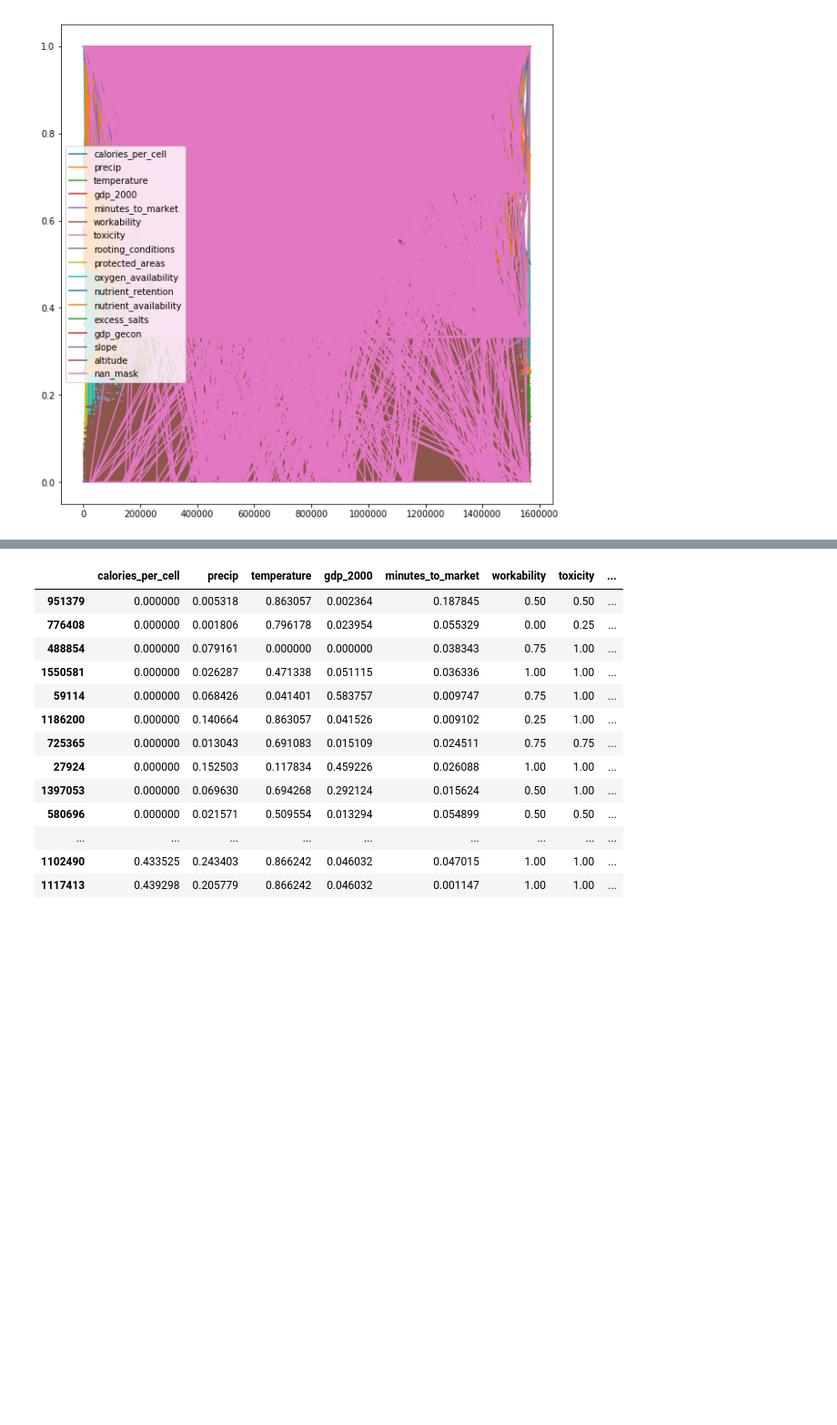
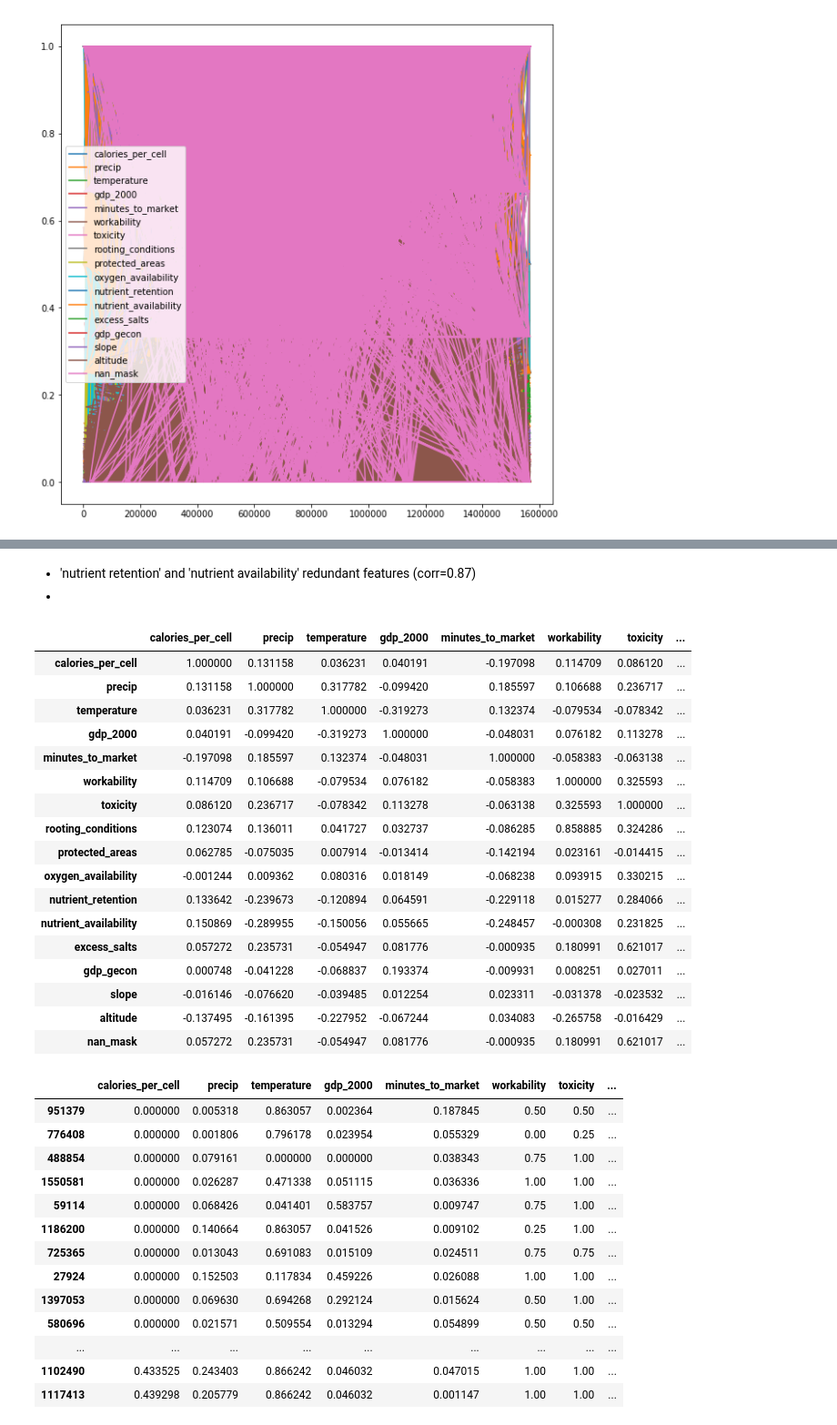
Before and after one commit to jandrewjohnson/ipbes_invest_crop_yield, a Jupyter notebook: Other_regressions_trials-Copy1.ipynb, the cells around one changed output, grey strips where cells are left out. Shown: that part at 91% size. Cells and saved outputs as stored; diff of their text form; code cells hidden in the pictures; blank space fills up the shorter version.

```diff
--- a/Other_regressions_trials-Copy1.ipynb
+++ b/Other_regressions_trials-Copy1.ipynb
@@ -184,3 +226,27 @@ baseline_df.plot(figsize=(10,10))
+# %% [markdown]
+* 'nutrient retention' and 'nutrient availability' redundant features (corr=0.87)
+*
+# %%
+baseline_df.corr(method='pearson', min_periods=1)
+# %% [output]
+|  | calories_per_cell | precip | temperature | gdp_2000 | minutes_to_market | workability | toxicity | ... |
+| calories_per_cell | 1.000000 | 0.131158 | 0.036231 | 0.040191 | -0.197098 | 0.114709 | 0.086120 | ... |
+| precip | 0.131158 | 1.000000 | 0.317782 | -0.099420 | 0.185597 | 0.106688 | 0.236717 | ... |
+| temperature | 0.036231 | 0.317782 | 1.000000 | -0.319273 | 0.132374 | -0.079534 | -0.078342 | ... |
+| gdp_2000 | 0.040191 | -0.099420 | -0.319273 | 1.000000 | -0.048031 | 0.076182 | 0.113278 | ... |
+| minutes_to_market | -0.197098 | 0.185597 | 0.132374 | -0.048031 | 1.000000 | -0.058383 | -0.063138 | ... |
+| workability | 0.114709 | 0.106688 | -0.079534 | 0.076182 | -0.058383 | 1.000000 | 0.325593 | ... |
+| toxicity | 0.086120 | 0.236717 | -0.078342 | 0.113278 | -0.063138 | 0.325593 | 1.000000 | ... |
+| rooting_conditions | 0.123074 | 0.136011 | 0.041727 | 0.032737 | -0.086285 | 0.858885 | 0.324286 | ... |
+| protected_areas | 0.062785 | -0.075035 | 0.007914 | -0.013414 | -0.142194 | 0.023161 | -0.014415 | ... |
+| oxygen_availability | -0.001244 | 0.009362 | 0.080316 | 0.018149 | -0.068238 | 0.093915 | 0.330215 | ... |
+| nutrient_retention | 0.133642 | -0.239673 | -0.120894 | 0.064591 | -0.229118 | 0.015277 | 0.284066 | ... |
+| nutrient_availability | 0.150869 | -0.289955 | -0.150056 | 0.055665 | -0.248457 | -0.000308 | 0.231825 | ... |
+| excess_salts | 0.057272 | 0.235731 | -0.054947 | 0.081776 | -0.000935 | 0.180991 | 0.621017 | ... |
+| gdp_gecon | 0.000748 | -0.041228 | -0.068837 | 0.193374 | -0.009931 | 0.008251 | 0.027011 | ... |
+| slope | -0.016146 | -0.076620 | -0.039485 | 0.012254 | 0.023311 | -0.031378 | -0.023532 | ... |
+| altitude | -0.137495 | -0.161395 | -0.227952 | -0.067244 | 0.034083 | -0.265758 | -0.016429 | ... |
+| nan_mask | 0.057272 | 0.235731 | -0.054947 | 0.081776 | -0.000935 | 0.180991 | 0.621017 | ... |
 # %%
 baseline_df
 # %% [output]
```
Also changed, not shown: parts of 7 cells of this notebook.
